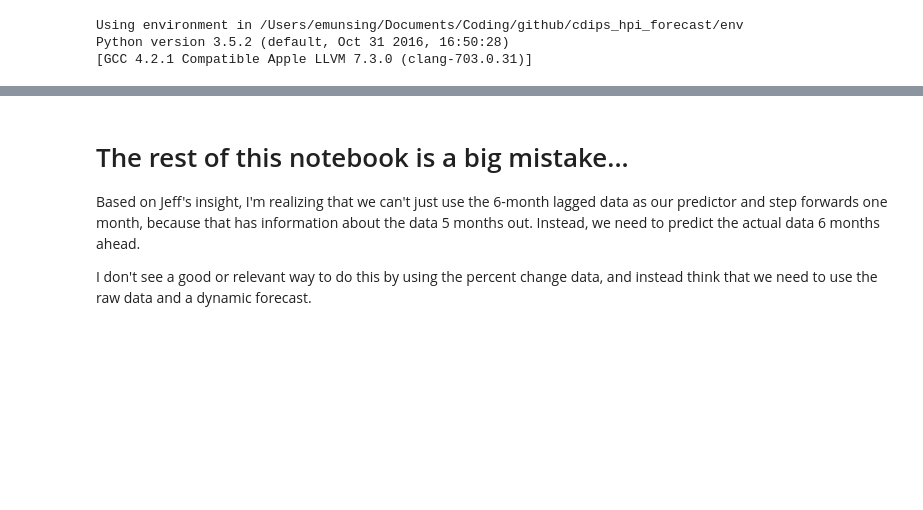
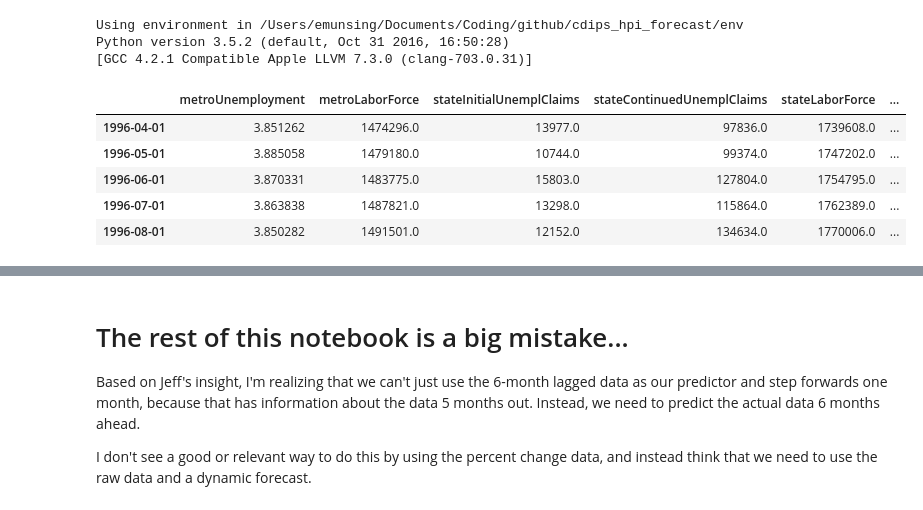
Before and after one commit to kkwteh/cdips_hpi_forecast, a Jupyter notebook: SARIMAX_testing.ipynb, the cells around one changed output, grey strips where cells are left out. Cells and saved outputs as stored; diff of their text form; code cells hidden in the pictures; blank space fills up the shorter version.

```diff
--- a/SARIMAX_testing.ipynb
+++ b/SARIMAX_testing.ipynb
@@ -62,0 +67,16 @@ def getRMSE(x,y):
+# %%
+metroData = metroMonthly[city].loc[ts.index[0]:ts.index[-1],:]
+metroData = metroData.dropna(axis=1, how='any')
+
+natlData  = nationalMonthly.loc[ts.index[0]:ts.index[-1],:]
+natlData  = natlData.dropna(axis=1, how='any')
+
+exogVars  = metroData.join(natlData)
+exogVars  = exogVars / exogVars.mean(axis=0) # Scale to unit in order to avoid bad conditioning
+# %% [output]
+|  | metroUnemployment | metroLaborForce | stateInitialUnemplClaims | stateContinuedUnemplClaims | stateLaborForce | ... |
+| 1996-04-01 | 3.851262 | 1474296.0 | 13977.0 | 97836.0 | 1739608.0 | ... |
+| 1996-05-01 | 3.885058 | 1479180.0 | 10744.0 | 99374.0 | 1747202.0 | ... |
+| 1996-06-01 | 3.870331 | 1483775.0 | 15803.0 | 127804.0 | 1754795.0 | ... |
+| 1996-07-01 | 3.863838 | 1487821.0 | 13298.0 | 115864.0 | 1762389.0 | ... |
+| 1996-08-01 | 3.850282 | 1491501.0 | 12152.0 | 134634.0 | 1770006.0 | ... |
```
Also changed, not shown: parts of 3 cells of this notebook.
